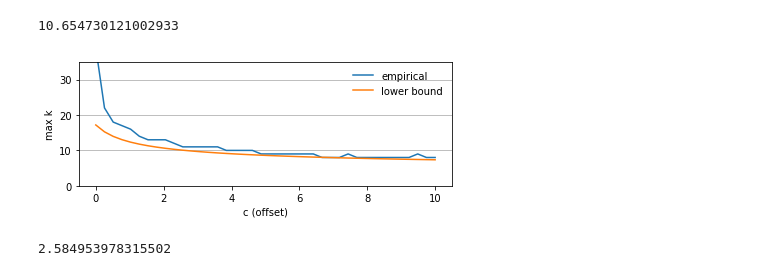
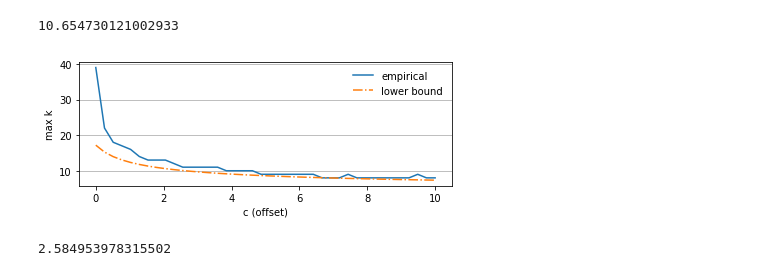
Before and after one commit to stanford-futuredata/msketch, a Jupyter notebook: math/MomentConversion.ipynb, the cells around one changed output. Saved outputs shown, nothing was run; the diff lists cells and outputs as text; code cells hidden in the pictures.

```diff
--- a/math/MomentConversion.ipynb
+++ b/math/MomentConversion.ipynb
@@ -119,19 +120,19 @@ maxk_formula2(2)
 # %%
 fig = plt.figure(figsize=(6,2.5))
 ax = fig.gca()
 # ax.plot(cs, cs_f, label="f")
 ax.plot(cs, cs_e, label="empirical")
 # ax.plot(cs, cs_eg, label="empirical g")
-ax.plot(cs, cs_f2, label="lower bound")
+ax.plot(cs, cs_f2, label="lower bound", ls="-.")
 ax.legend(frameon=False)
 ax.set_xlabel("c (offset)")
 ax.set_ylabel("max k")
-ax.set_ylim(0, 35)
+# ax.set_ylim(0, 35)
 ax.yaxis.grid(True)
 fig.tight_layout()
 fig.savefig("maxk.pdf")
 # %% [output]
-[figure, old version]
+[figure, new version]
 # %%
 k1 = 52*np.log10(2) / np.log10(6)
 np.log10(k1*k1 - k1)
```
Also changed, not shown: parts of 1 cell of this notebook, 11 other files.
